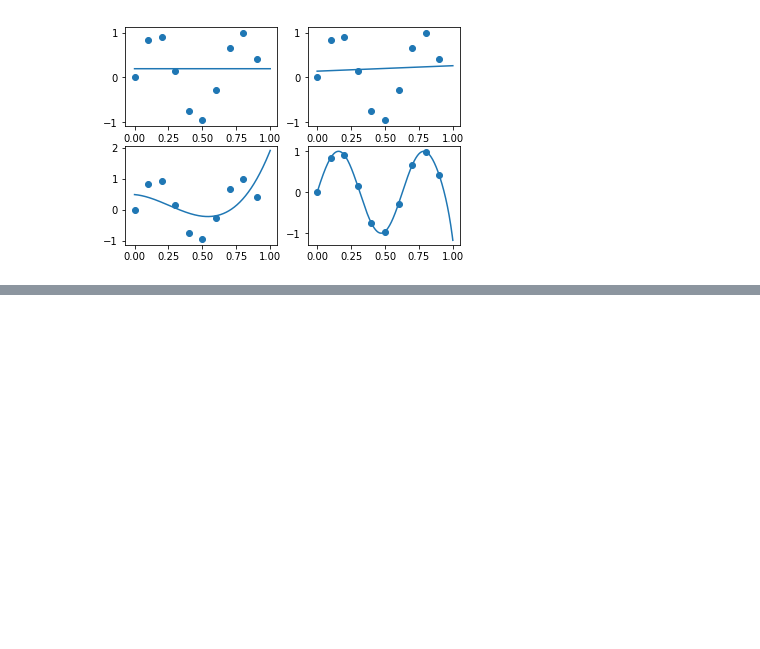
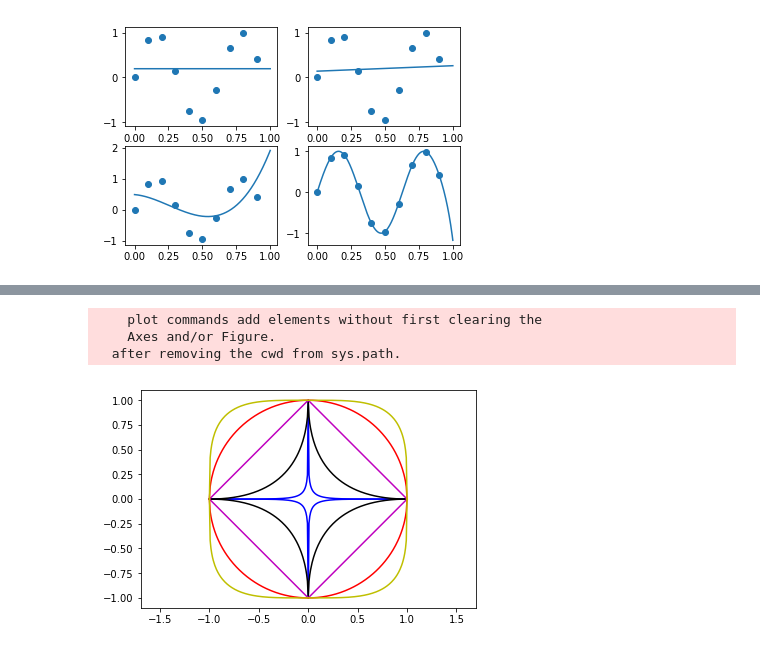
Before and after one commit to damaohongtu/MachineLearning, a Jupyter notebook: basics/基础知识.ipynb, the cells around one changed output, grey strips where cells are left out. Drawn from its saved outputs; the diff is of its cells as text; code cells hidden in the pictures; blank space fills up the shorter version.

```diff
--- a/basics/基础知识.ipynb
+++ b/basics/基础知识.ipynb
@@ -84,0 +95,20 @@ plt.show()
+# %%
+import numpy as np
+from matplotlib.pyplot import *
+
+figure(); hold(True)
+r = 1
+linestyle = ['b-','k-','m-','r-','y-']
+p_values = (0.25, 0.5, 1, 2, 4)
+for i,p in enumerate(p_values):
+    x = np.arange(-r,r+1e-5,1/128.0)
+    y = (r**p - (abs(x)**p))**(1.0/p)
+    y = list(zip(y, -y))
+    plot(x, y, linestyle[i], label=str(i))
+axis('equal')
+show()
+# %% [output]
+    plot commands add elements without first clearing the
+    Axes and/or Figure.
+  after removing the cwd from sys.path.
+[figure, added]
```
Also changed, not shown: parts of 3 cells of this notebook, 1 other file.
